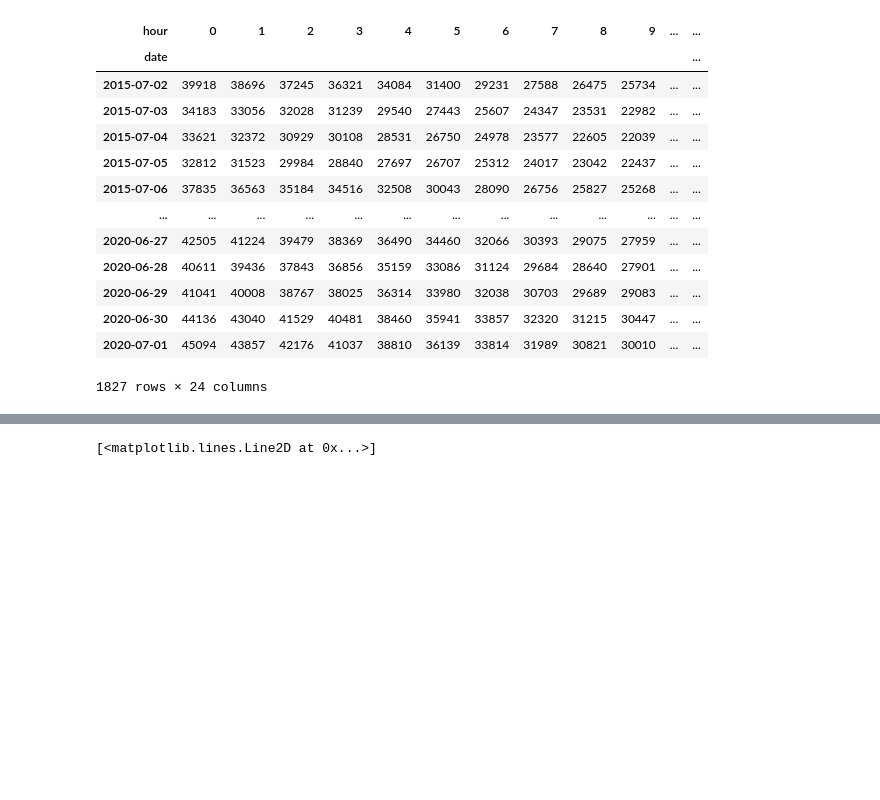
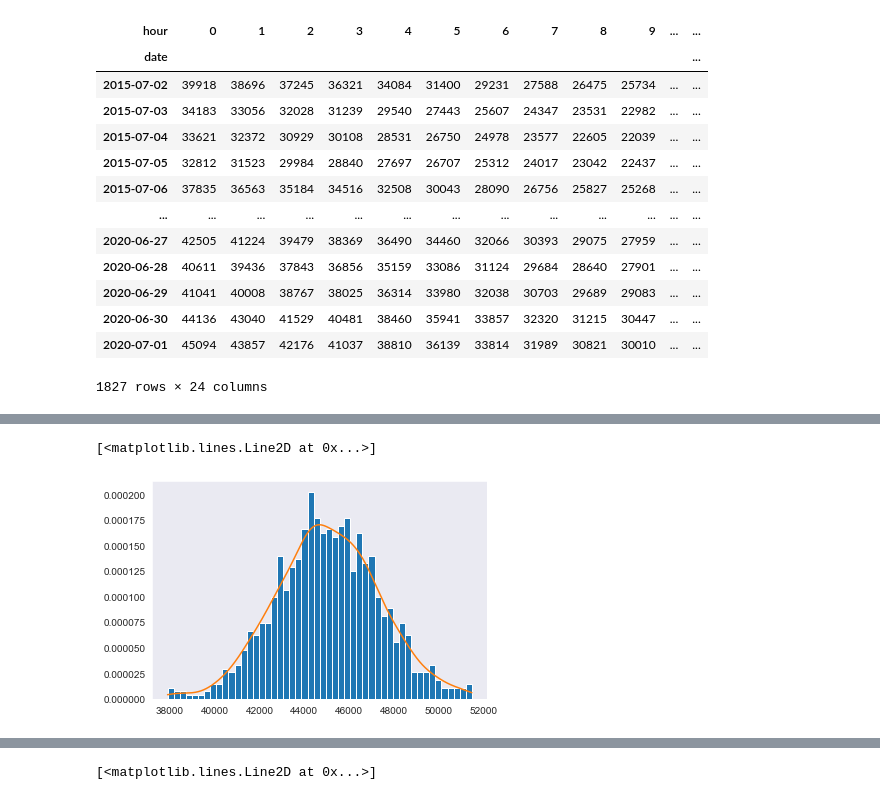
Before and after one commit to jgib124/Energy-Demand-Clustering, a Jupyter notebook: test_clustering.ipynb, the cells around one changed output, grey strips where cells are left out. Cells and saved outputs as stored; diff of their text form; code cells hidden in the pictures; blank space fills up the shorter version.

```diff
--- a/test_clustering.ipynb
+++ b/test_clustering.ipynb
@@ -99,0 +123,12 @@ df_demand
+# %%
+from scipy.stats import gaussian_kde
+
+kde = gaussian_kde(data)
+x = np.linspace(np.min(data), np.max(data), 1000)
+
+plt.hist(data, bins=50, density=True, label='histogram')
+
+plt.plot(x, kde.pdf(x), label='kde')
+# %% [output]
+[<matplotlib.lines.Line2D at 0x...>]
+[figure, added]
```
Also changed, not shown: parts of 8 cells of this notebook, 32 other files.
